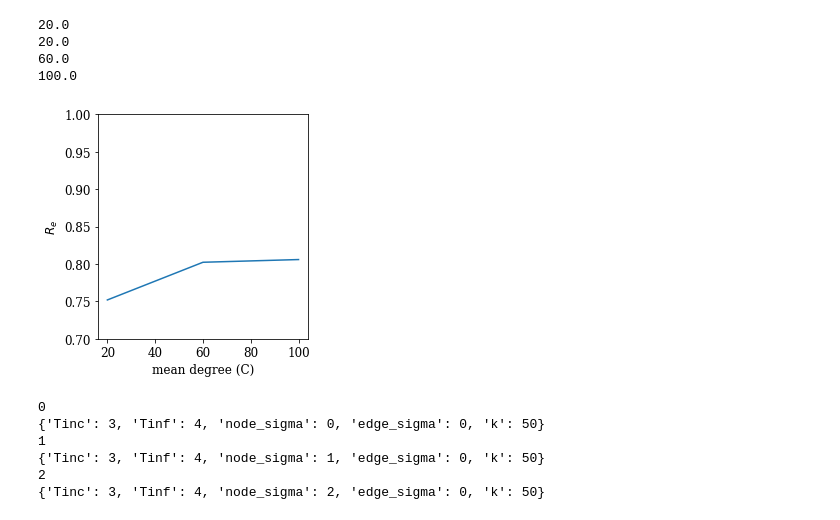
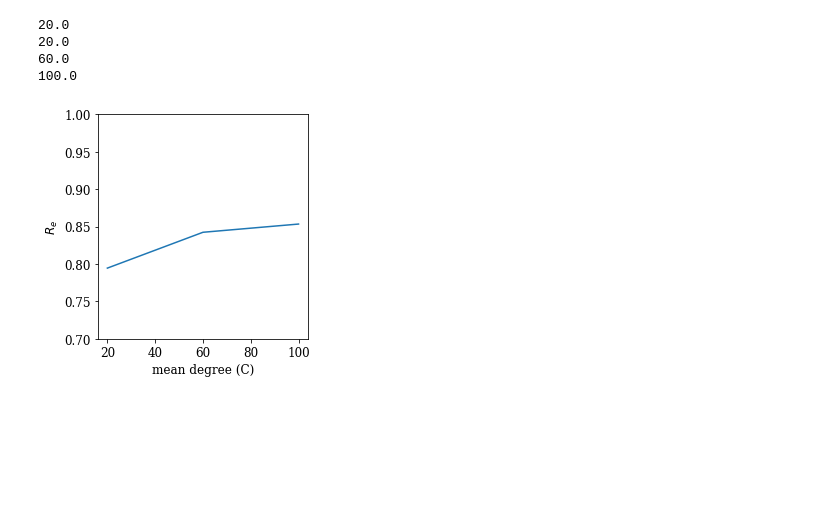
Before and after one commit to omerka-weizmann/2_day_workweek, a Jupyter notebook: network_simulations.ipynb, the cells around one changed output. Cells and saved outputs as stored; diff of their text form; code cells hidden in the pictures; blank space fills up the shorter version.

```diff
--- a/network_simulations.ipynb
+++ b/network_simulations.ipynb
@@ -138,8 +164,7 @@ def load_small_world_graph(config,N = 2000,Rw=1.5,Rl=0.6):
 # %%
-def estimate_Re_percenteighty(config,T_relevant,Rw,Rl,period,lockdown,iterations=100):
+def estimate_Re_percenteighty(config,G,T_relevant,period,lockdown,iterations=100,LOCKDOWN_RESCALING=1):
     def record_infection_first_T_days(T):
-        G = load_small_world_graph(config,Rw=Rw,Rl=Rl)
-        sol,infection_log=graph_run(G,config,period=period,lockdown=lockdown,INIT_NUM=50,tmax=T+15,LOCKDOWN_RESCALING=1)
+        sol,infection_log=graph_run(G,config,period=period,lockdown=lockdown,INIT_NUM=50,tmax=T+15,LOCKDOWN_RESCALING=LOCKDOWN_RESCALING)
         infection_log=infection_log[infection_log.recovered]
         return infection_log[(infection_log.infected > -1) & (infection_log.infected < T-1)].infections
 
@@ -147,3 +172,13 @@ def estimate_Re_percenteighty(config,T_relevant,Rw,Rl,period,lockdown,iterations
     percent_eighty = np.abs(((infections.sort_values().cumsum()[::-1] / infections.sum())-.2).values).argmin() / infections.shape[0]
     Re=infections.mean()
     return Re,percent_eighty
+# %%
+all_out = []
+
+for x in tqdm.tqdm((1,1.5,2)):
+    config = {'Tinc': 3,'Tinf': 4,"k" : 50, "lrs" : 1*x,"Rl": 0.6/x,"edge_sigma" : 0, "node_sigma" : 0}
+
+    G = load_small_world_graph(config,N=10000,Rw=1.5,Rl=config["Rl"])
+    lockdowns = (0,10,14)
+    out = [estimate_Re_percenteighty(config,G,T_relevant=14,period=14,lockdown=lockdown,iterations=500,LOCKDOWN_RESCALING=config["lrs"]) for lockdown in lockdowns]
+    all_out.append(out)
@@ -149,0 +196,11 @@ def estimate_Re_percenteighty(config,T_relevant,Rw,Rl,period,lockdown,iterations
+# %%
+configs = [{'Tinc': 3,'Tinf': 4,"k" : 10,"ss_k" : 100,"norm_q" : 0.4,"ss_q" : 20,"ss_prob" : 0.01, "lrs" : 4.7},
+           {'Tinc': 3,'Tinf': 4,"k" : 10,"ss_k" : 100,"norm_q" : 0.4,"ss_q" : 0.67,"ss_prob" : 0.1,"lrs" : 4.7},
+           {'Tinc': 3,'Tinf': 4,"k" : 10,"ss_k" : 100, "norm_q" : 0.4,"ss_q" : 0.4,"ss_prob" : 0.17,"lrs" : 4.7}]
+
+all_out = []
+for config in configs:
+    G = load_zero_one_graph(config,N=20000,Rw=1.5,Rl=4/10)
+    lockdowns = (0,10,14)
+    out = [estimate_Re_percenteighty(config,G,T_relevant=14,period=14,lockdown=lockdown,iterations=500,LOCKDOWN_RESCALING=config["lrs"]) for lockdown in lockdowns]
+    all_out.append(out)
@@ -152,7 +231,8 @@ def estimate_Re_percenteighty(config,T_relevant,Rw,Rl,period,lockdown,iterations
 def k_sensitivity(k):
     print(k)
     config = {'Tinc': 3,'Tinf': 4,"edge_sigma" : 0,"node_sigma" : 0,"k" : int(k)}
-    Re,_ = estimate_Re_percenteighty(config,T_relevant=14,Rw=1.5,Rl=0.6,period=14,lockdown=10,iterations=250)
+    G = load_small_world_graph(config,N=10000,Rw=1.5,Rl=0.6)
+    Re,_ = estimate_Re_percenteighty(config,G,T_relevant=14,period=14,lockdown=10,iterations=500)
     return Re
 # %%
 kvals = np.linspace(20,100,3)
@@ -168,15 +245,16 @@ Re,_ = estimate_Re_percenteighty(config,T_relevant=14,Rw=1.5,Rl=0.6,period=14,lo
 # %%
+out
 tck=interpolate.splrep(kvals, out, s=1,k=2)
 xnew=np.linspace(kvals.min(),kvals.max(),100)
 ynew = interpolate.splev(xnew, tck, der=0)
 
 ax,fig=init_fig(aspect=(4,4))
 ax.plot(kvals,out)
 #plt.plot(xnew,ynew)
 ax.set_ylabel("$R_e$")
 ax.set_xlabel("mean degree (C)")
 ax.set_ylim((.7,1))
 plt.tight_layout()
 plt.savefig(os.path.join(BASE_DIR,"plots","sensitivity_degree.pdf"))
 # %% [output]
-[figure, old version]
+[figure, new version]
@@ -221,9 +260,0 @@ def gen_dist_plot(out,nodes="",label=""):
-# %%
-out = run_over_sigmas(((0,True,1.5,0.6),(1,True,1.355,.54),(2,True,1.1,.43)))
-# %% [output]
-0
-{'Tinc': 3, 'Tinf': 4, 'node_sigma': 0, 'edge_sigma': 0, 'k': 50}
-1
-{'Tinc': 3, 'Tinf': 4, 'node_sigma': 1, 'edge_sigma': 0, 'k': 50}
-2
-{'Tinc': 3, 'Tinf': 4, 'node_sigma': 2, 'edge_sigma': 0, 'k': 50}
```
Also changed, not shown: parts of 9 cells of this notebook.
